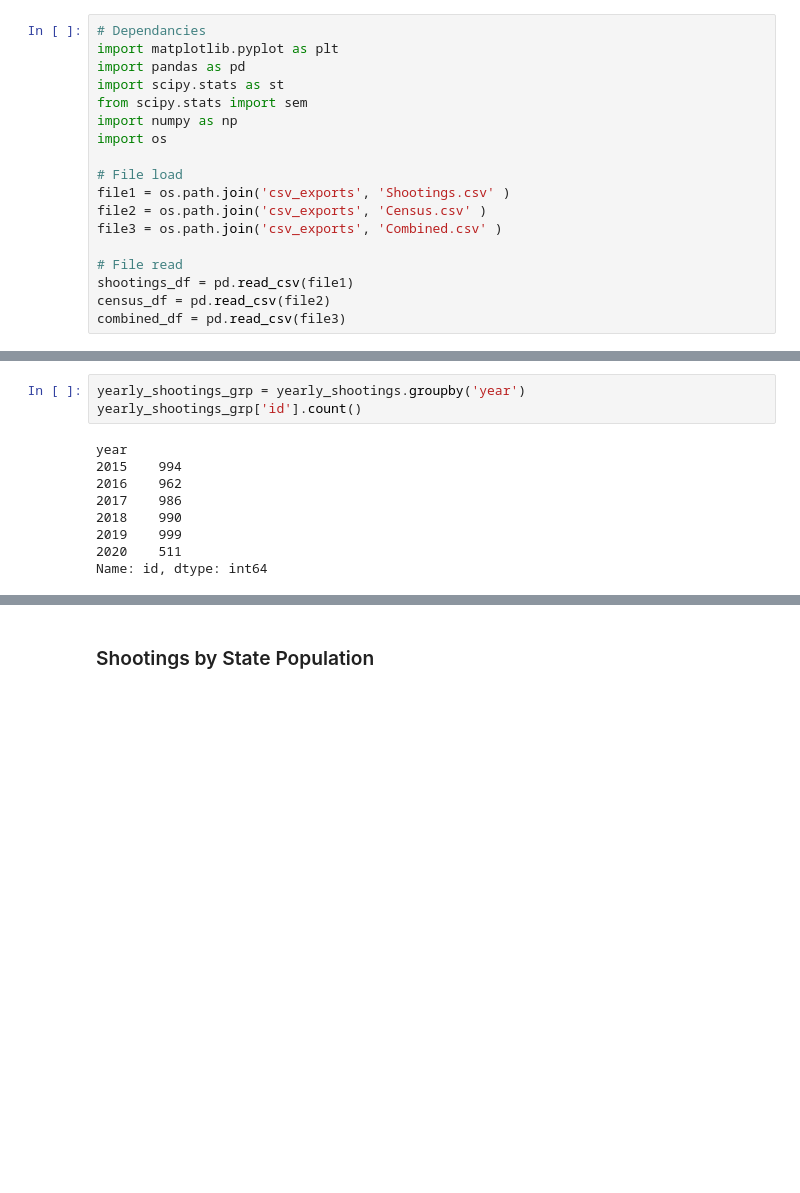
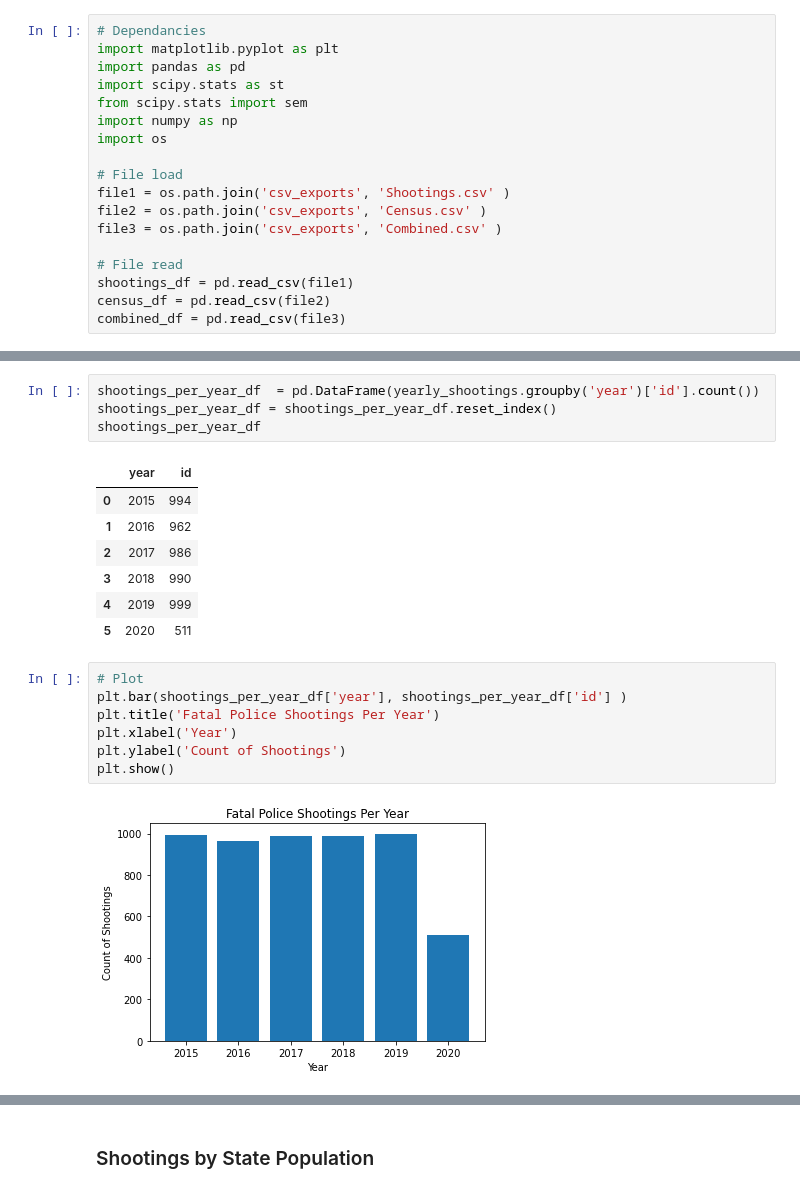
Before and after one commit to szerpa17/fatal-police-shootings, a Jupyter notebook: Analysis_SZ.ipynb, the cells around one changed output, grey strips where cells are left out. Cells and saved outputs as stored; diff of their text form; blank space fills up the shorter version.

```diff
--- a/Analysis_SZ.ipynb
+++ b/Analysis_SZ.ipynb
@@ -41,12 +56,21 @@ yearly_shootings
 # %%
-yearly_shootings_grp = yearly_shootings.groupby('year')
-yearly_shootings_grp['id'].count()
+shootings_per_year_df  = pd.DataFrame(yearly_shootings.groupby('year')['id'].count())
+shootings_per_year_df = shootings_per_year_df.reset_index()
+shootings_per_year_df
 # %% [output]
-year
-2015    994
-2016    962
-2017    986
-2018    990
-2019    999
-2020    511
-Name: id, dtype: int64
+|  | year | id |
+| 0 | 2015 | 994 |
+| 1 | 2016 | 962 |
+| 2 | 2017 | 986 |
+| 3 | 2018 | 990 |
+| 4 | 2019 | 999 |
+| 5 | 2020 | 511 |
+# %%
+# Plot
+plt.bar(shootings_per_year_df['year'], shootings_per_year_df['id'] )
+plt.title('Fatal Police Shootings Per Year')
+plt.xlabel('Year')
+plt.ylabel('Count of Shootings')
+plt.show()
+# %% [output]
+[figure, added]
```
Also changed, not shown: parts of 15 cells of this notebook.
